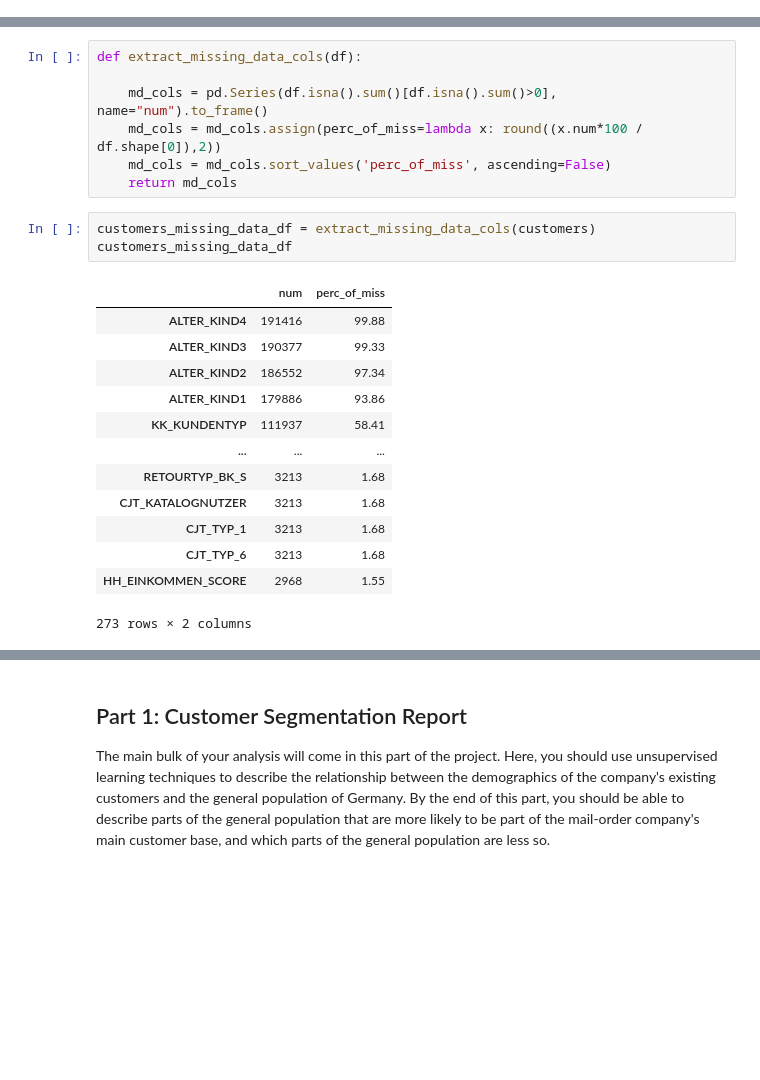
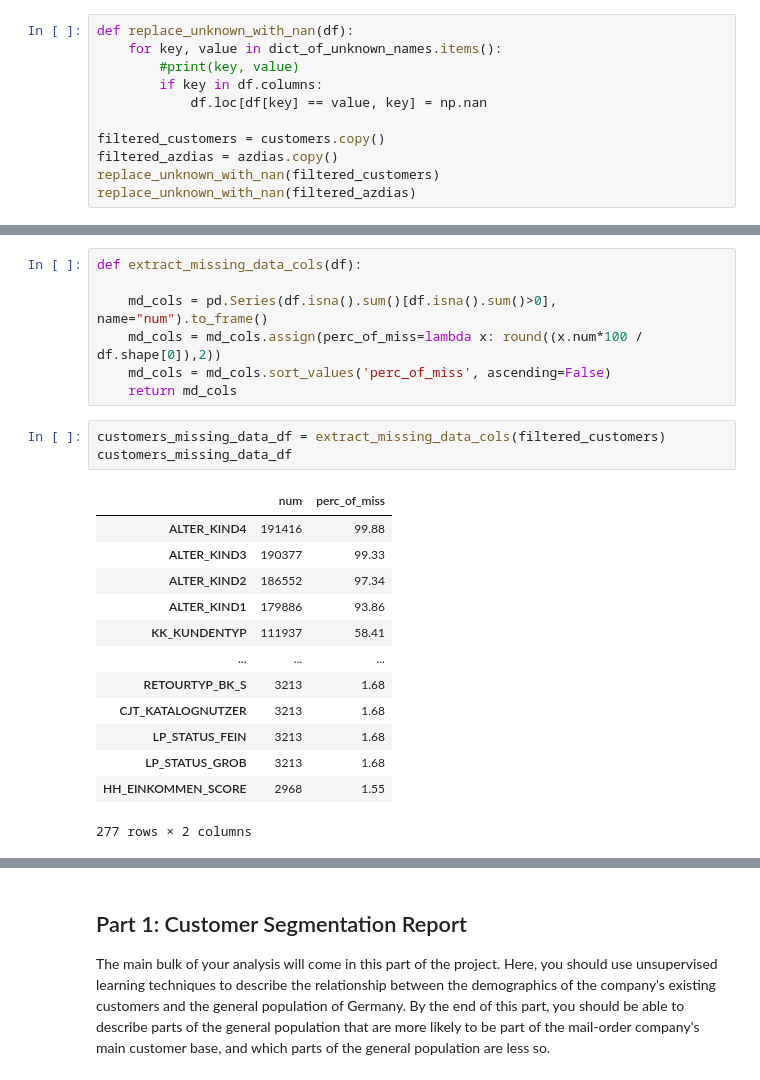
Before and after one commit to yukan97/Bertelsmann-Arvato-Capstone-Project, a Jupyter notebook: Arvato Project Workbook.ipynb, the cells around one changed output, grey strips where cells are left out. Cells and saved outputs as stored; diff of their text form; blank space fills up the shorter version.

```diff
--- a/Arvato Project Workbook.ipynb
+++ b/Arvato Project Workbook.ipynb
@@ -234,0 +285,11 @@ Length: 369, dtype: int64
+# %%
+def replace_unknown_with_nan(df):
+    for key, value in dict_of_unknown_names.items():
+        #print(key, value)
+        if key in df.columns:
+            df.loc[df[key] == value, key] = np.nan
+
+filtered_customers = customers.copy()
+filtered_azdias = azdias.copy()
+replace_unknown_with_nan(filtered_customers)
+replace_unknown_with_nan(filtered_azdias)
@@ -240,20 +313,20 @@ def extract_missing_data_cols(df):
     md_cols = md_cols.sort_values('perc_of_miss', ascending=False)
     return md_cols
 # %%
-customers_missing_data_df = extract_missing_data_cols(customers)
+customers_missing_data_df = extract_missing_data_cols(filtered_customers)
 customers_missing_data_df
 # %% [output]
 |  | num | perc_of_miss |
 | ALTER_KIND4 | 191416 | 99.88 |
 | ALTER_KIND3 | 190377 | 99.33 |
 | ALTER_KIND2 | 186552 | 97.34 |
 | ALTER_KIND1 | 179886 | 93.86 |
 | KK_KUNDENTYP | 111937 | 58.41 |
 | ... | ... | ... |
 | RETOURTYP_BK_S | 3213 | 1.68 |
 | CJT_KATALOGNUTZER | 3213 | 1.68 |
-| CJT_TYP_1 | 3213 | 1.68 |
-| CJT_TYP_6 | 3213 | 1.68 |
+| LP_STATUS_FEIN | 3213 | 1.68 |
+| LP_STATUS_GROB | 3213 | 1.68 |
 | HH_EINKOMMEN_SCORE | 2968 | 1.55 |
-273 rows × 2 columns
+277 rows × 2 columns
 # %%
```
Also changed, not shown: parts of 25 cells of this notebook, 1 other file.
